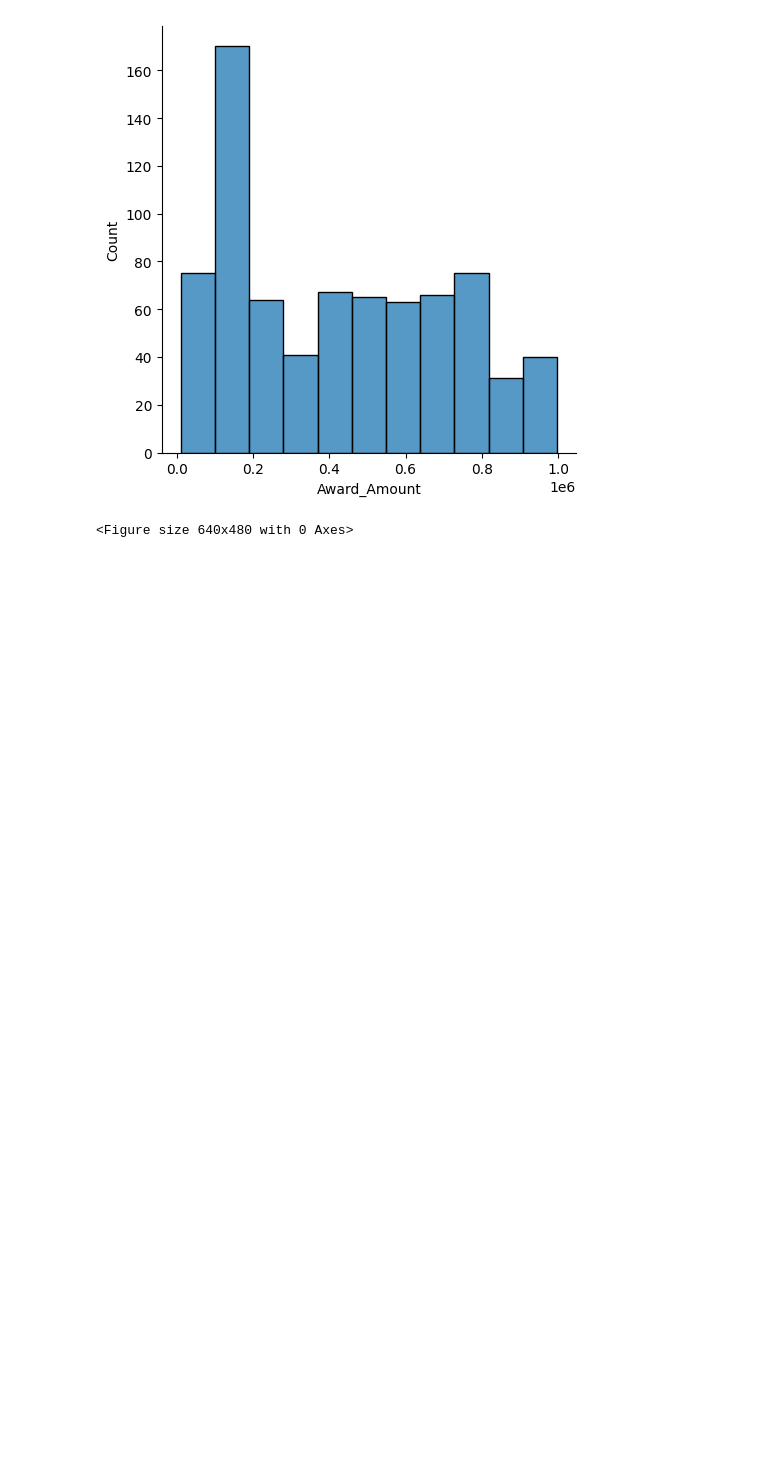
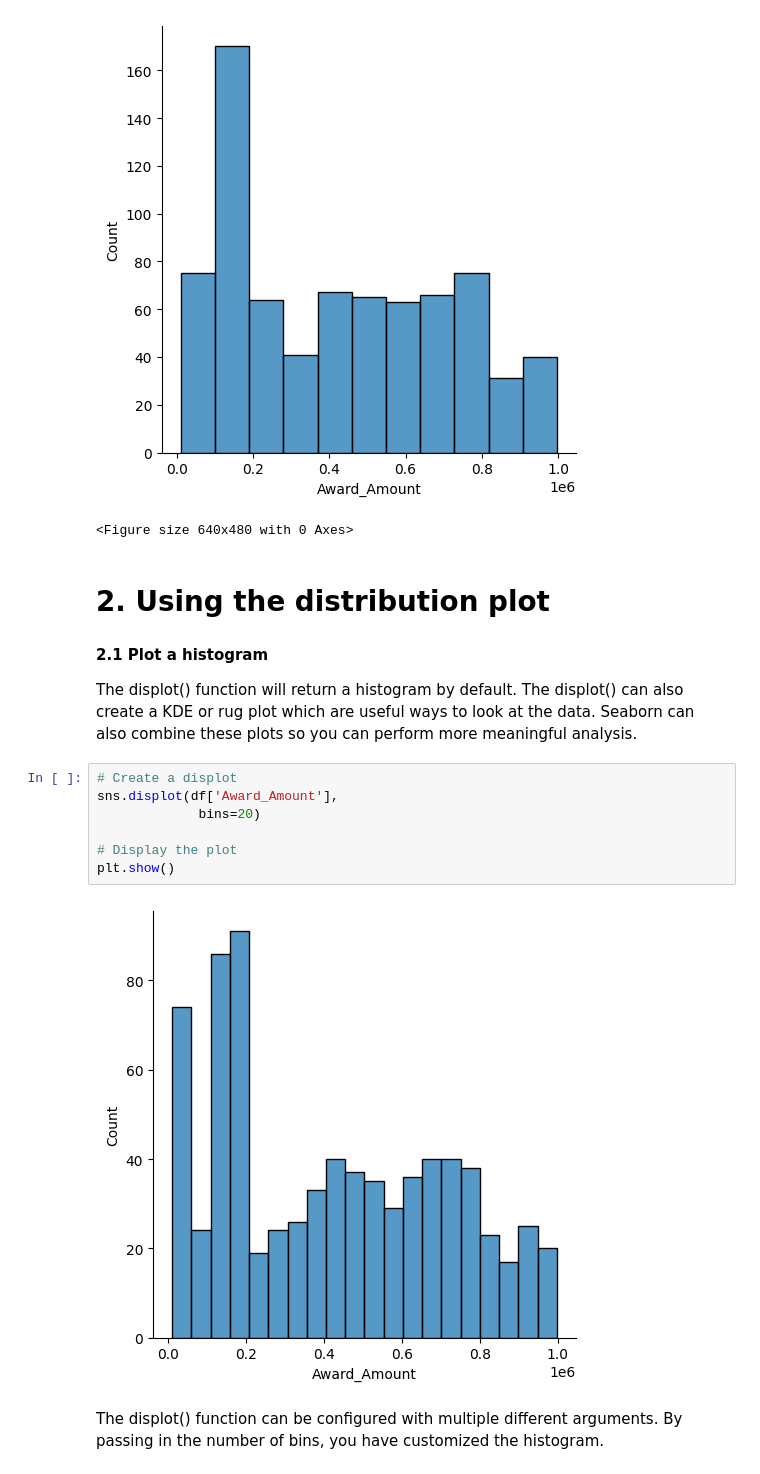
Before and after one commit to yazanhannun/Intermediate-Data-Visualization-with-Seaborn, a Jupyter notebook: 1_Introduction_to_Seaborn.ipynb, the cells around one changed output. Drawn from its saved outputs; the diff is of its cells as text; blank space fills up the shorter version.

Commit message:
Using the ditribution plot/Plot a histogram

```diff
--- a/1_Introduction_to_Seaborn.ipynb
+++ b/1_Introduction_to_Seaborn.ipynb
@@ -60,3 +60,20 @@ plt.clf()
 # %% [output]
 [figure]
 <Figure size 640x480 with 0 Axes>
+# %% [markdown]
+# 2. Using the distribution plot
+# %% [markdown]
+<b>2.1 Plot a histogram</b>
+
+The displot() function will return a histogram by default. The displot() can also create a KDE or rug plot which are useful ways to look at the data. Seaborn can also combine these plots so you can perform more meaningful analysis.
+# %%
+# Create a displot
+sns.displot(df['Award_Amount'],
+             bins=20)
+
+# Display the plot
+plt.show()
+# %% [output]
+[figure, added]
+# %% [markdown]
+The displot() function can be configured with multiple different arguments. By passing in the number of bins, you have customized the histogram.
```
Also changed, not shown: parts of 1 cell of this notebook.
